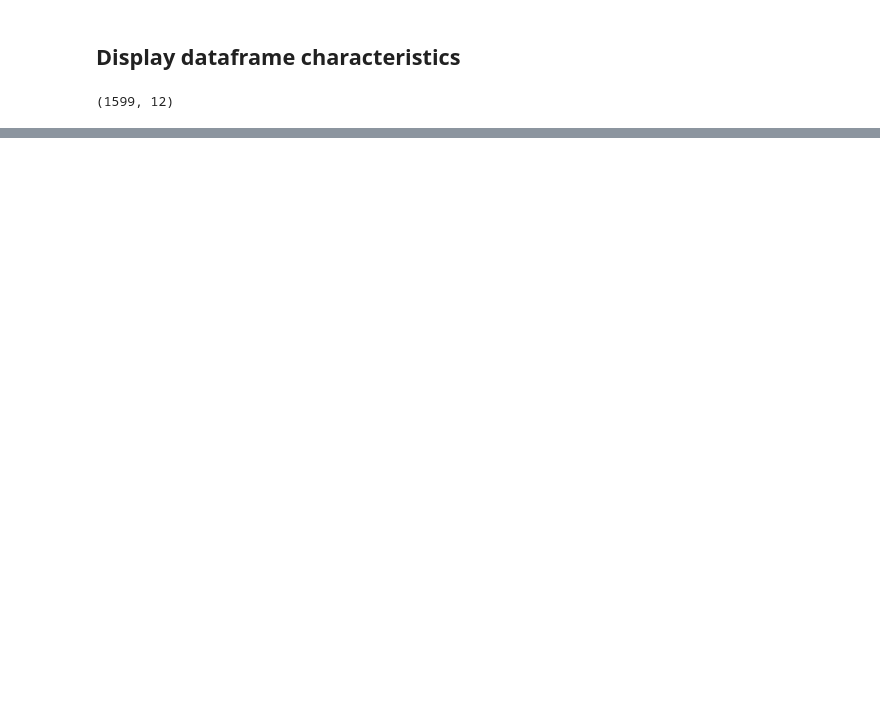
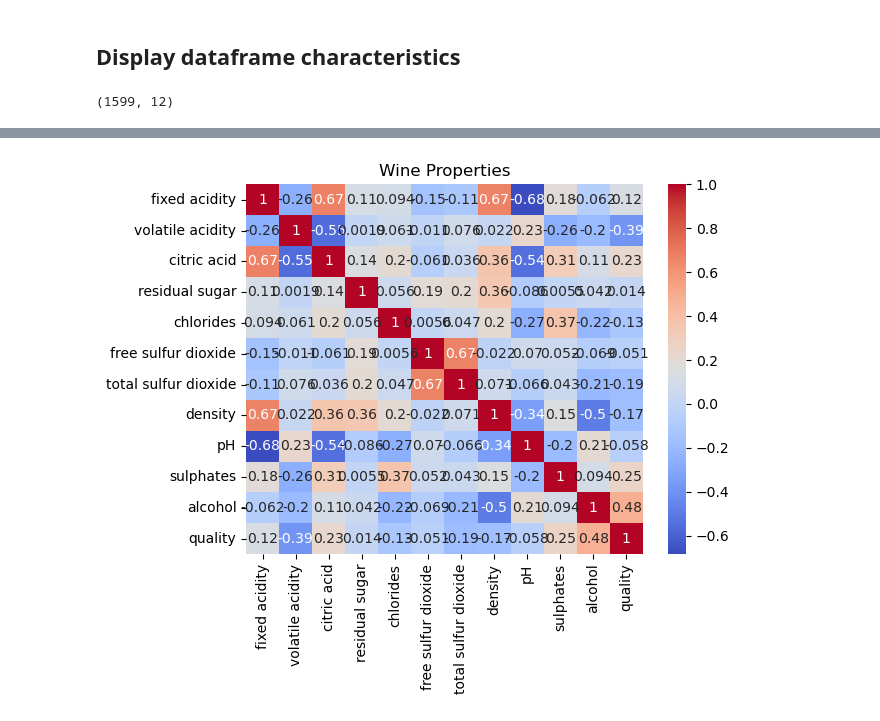
Before and after one commit to jancarlo-rojas/lis4376, a Jupyter notebook: p2/machineLearning.ipynb, the cells around one changed output, grey strips where cells are left out. Cells and saved outputs as stored; diff of their text form; code cells hidden in the pictures; blank space fills up the shorter version.

```diff
--- a/p2/machineLearning.ipynb
+++ b/p2/machineLearning.ipynb
@@ -46,0 +100,7 @@ df.shape
+# %%
+#9. display correlation matrix, cool warm palette
+sns.heatmap(df.corr(), annot=True, cmap='coolwarm')
+plt.title('Wine Properties')
+plt.show()
+# %% [output]
+[figure, added]
```
Also changed, not shown: parts of 20 cells of this notebook, 17 other files.
